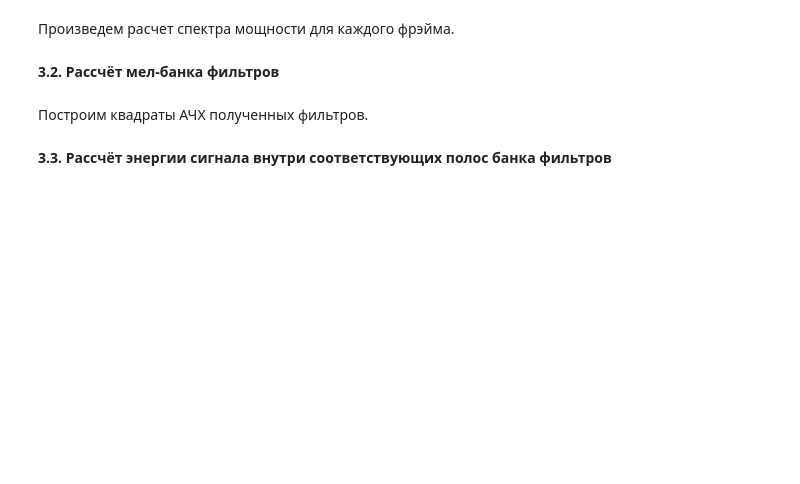
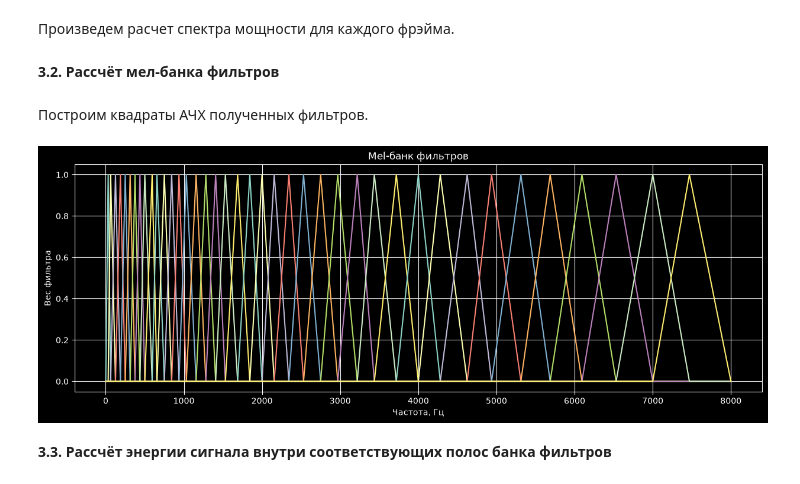
Before and after one commit to Defort92/sr_labs_book, a Jupyter notebook: lab1/lab1_blank.ipynb, the cells around one changed output. Saved outputs shown, nothing was run; the diff lists cells and outputs as text; code cells hidden in the pictures; blank space fills up the shorter version.

```diff
--- a/lab1/lab1_blank.ipynb
+++ b/lab1/lab1_blank.ipynb
@@ -206,17 +316,20 @@ fbank = compute_fbank_filters(nfilt=N_FILTERS, sample_rate=TARGET_SAMPLE_RATE, N
 # %%
 plt.figure(figsize=(15, 5))
 plot_a = plt.subplot()
 plt.subplots_adjust(wspace=0, hspace=1)
 
 nfilt = fbank.shape[0]
+frequencies = np.linspace(0, TARGET_SAMPLE_RATE / 2, fbank.shape[1])
 for k in range(nfilt):
-    plot_a.plot(fbank[k,:])
+    plot_a.plot(frequencies, fbank[k, :])
 
 plot_a.set_xlabel(LABEL_FREQUENCY_HZ)
 plot_a.set_ylabel(LABEL_FILTER_WEIGHT)
 plot_a.title.set_text(TITLE_MEL_FILTER_BANK)
 plot_a.grid()
 plt.show()
+# %% [output]
+[figure, added]
 # %% [markdown]
 **3.3. Рассчёт энергии сигнала внутри соответствующих полос банка фильтров**
 # %%
```
Also changed, not shown: parts of 17 cells of this notebook, 1 other file.
